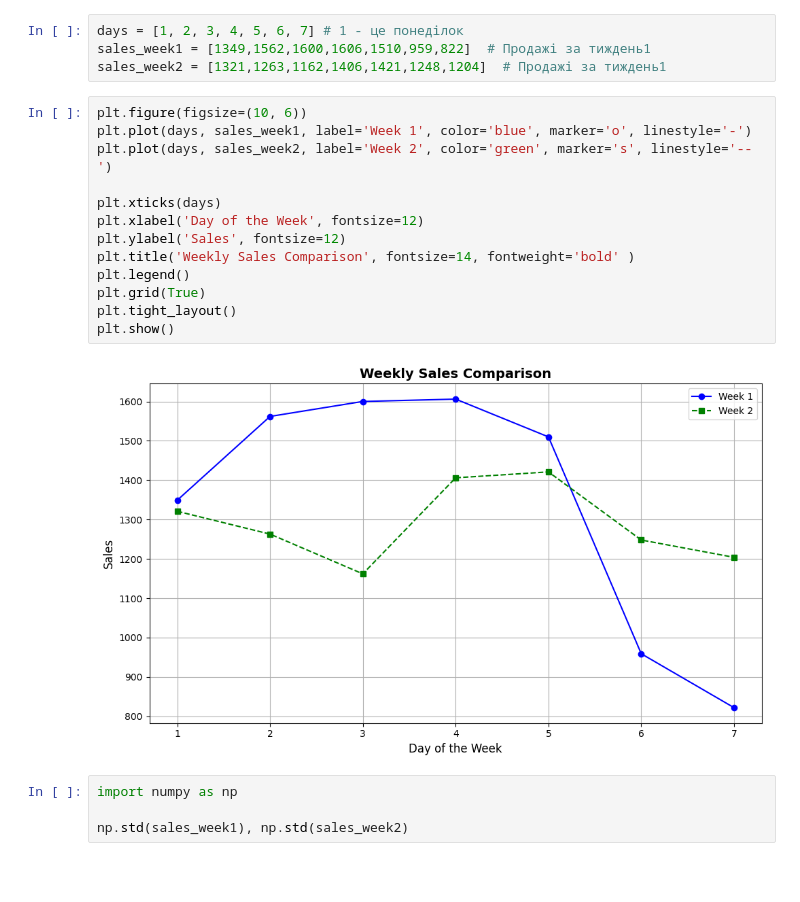
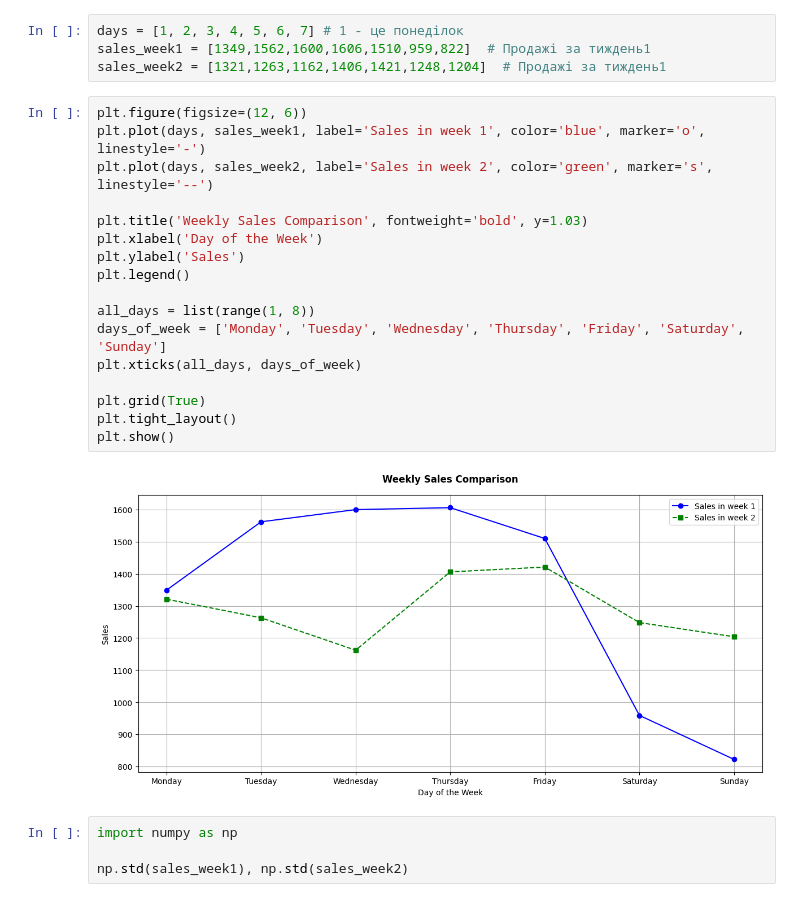
Before and after one commit to Yulia-Momotyuk/DLA-data-analysis-practice, a Jupyter notebook: Python/HW-7.2 Data visualization with Matplotlib.ipynb, the cells around one changed output. Cells and saved outputs as stored; diff of their text form; blank space fills up the shorter version.

```diff
--- a/Python/HW-7.2 Data visualization with Matplotlib.ipynb
+++ b/Python/HW-7.2 Data visualization with Matplotlib.ipynb
@@ -106,20 +106,24 @@ days = [1, 2, 3, 4, 5, 6, 7] # 1 - це понеділок
 sales_week1 = [1349,1562,1600,1606,1510,959,822]  # Продажі за тиждень1
 sales_week2 = [1321,1263,1162,1406,1421,1248,1204]  # Продажі за тиждень1
 # %%
-plt.figure(figsize=(10, 6))
-plt.plot(days, sales_week1, label='Week 1', color='blue', marker='o', linestyle='-')
-plt.plot(days, sales_week2, label='Week 2', color='green', marker='s', linestyle='--')
+plt.figure(figsize=(12, 6))
+plt.plot(days, sales_week1, label='Sales in week 1', color='blue', marker='o', linestyle='-')
+plt.plot(days, sales_week2, label='Sales in week 2', color='green', marker='s', linestyle='--')
 
-plt.xticks(days)
-plt.xlabel('Day of the Week', fontsize=12)
-plt.ylabel('Sales', fontsize=12)
-plt.title('Weekly Sales Comparison', fontsize=14, fontweight='bold' )
+plt.title('Weekly Sales Comparison', fontweight='bold', y=1.03)
+plt.xlabel('Day of the Week')
+plt.ylabel('Sales')
 plt.legend()
+
+all_days = list(range(1, 8))
+days_of_week = ['Monday', 'Tuesday', 'Wednesday', 'Thursday', 'Friday', 'Saturday', 'Sunday']
+plt.xticks(all_days, days_of_week)
+
 plt.grid(True)
 plt.tight_layout()
 plt.show()
 # %% [output]
-[figure, old version]
+[figure, new version]
 # %%
 import numpy as np
 
```
Also changed, not shown: parts of 8 cells of this notebook, 1 other file.
